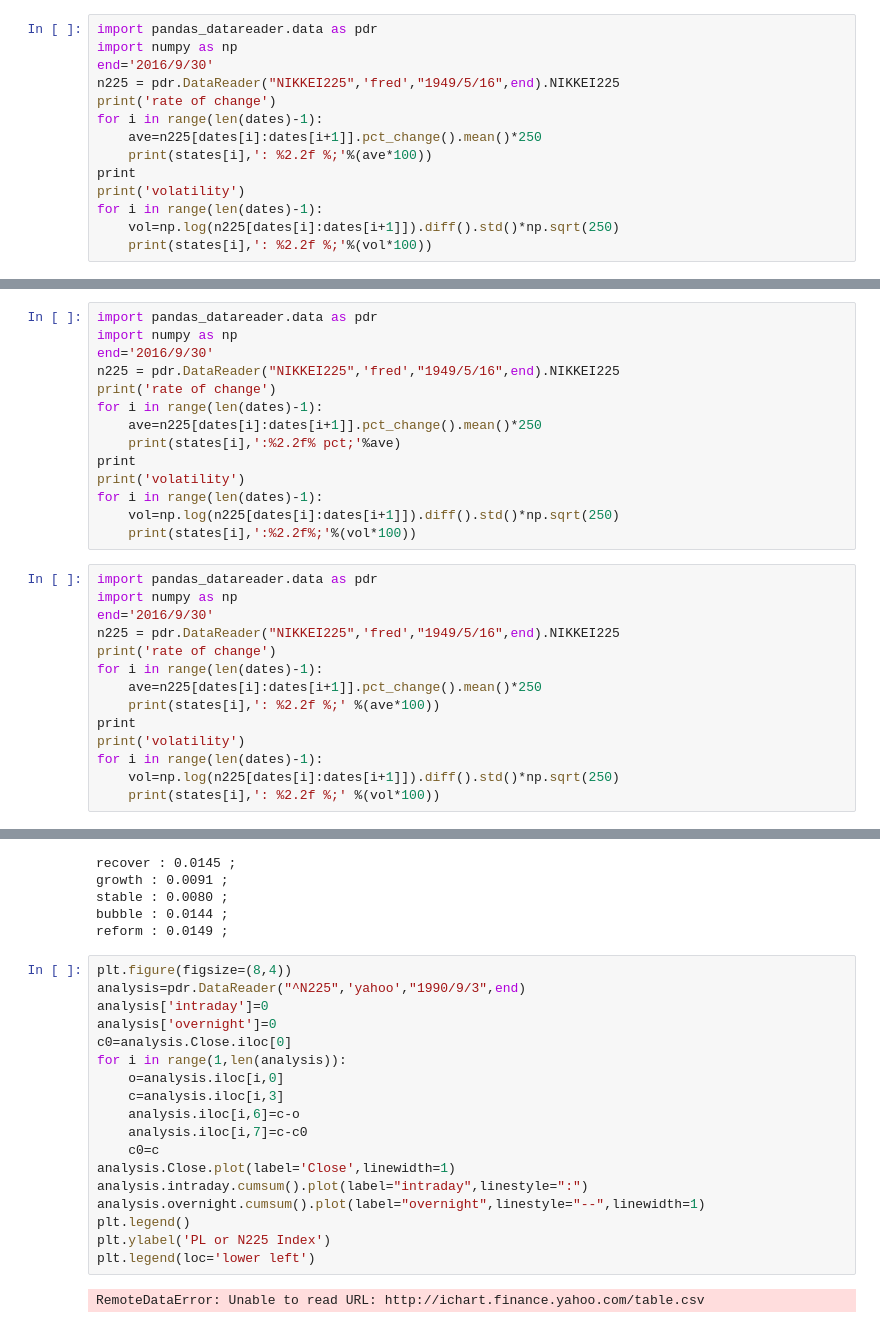
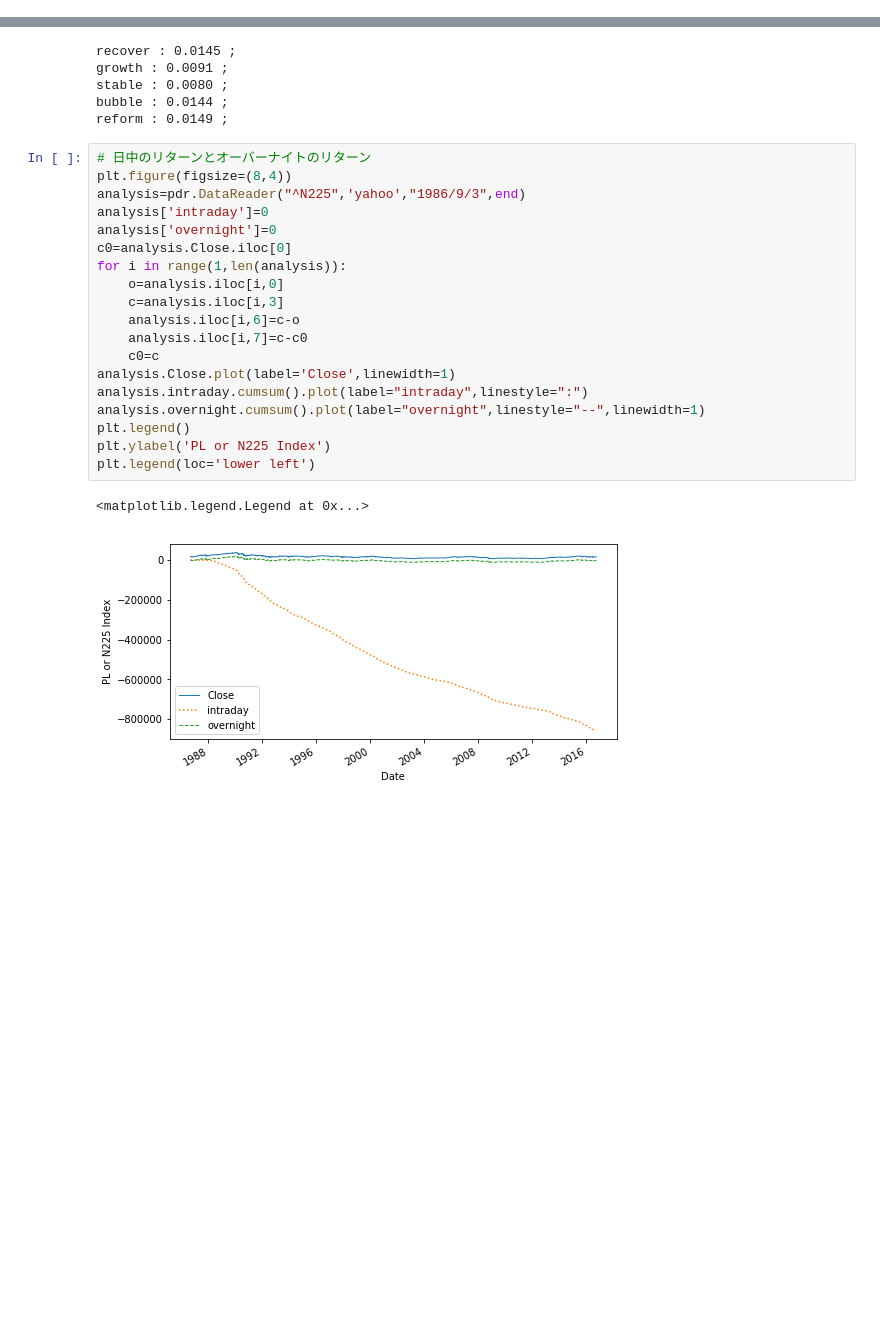
Before and after one commit to s-y-00/panplling_python3_sys_trading, a Jupyter notebook: chapter5.ipynb, the cells around one changed output, grey strips where cells are left out. Cells and saved outputs as stored; diff of their text form; blank space fills up the shorter version.

```diff
--- a/chapter5.ipynb
+++ b/chapter5.ipynb
@@ -47,14 +11,0 @@ IndentationError: expected an indented block (<ipython-input-10-61d2cec14fde>, l
-# %%
-import pandas_datareader.data as pdr
-import numpy as np
-end='2016/9/30'
-n225 = pdr.DataReader("NIKKEI225",'fred',"1949/5/16",end).NIKKEI225
-print('rate of change')
-for i in range(len(dates)-1):
-    ave=n225[dates[i]:dates[i+1]].pct_change().mean()*250
-    print(states[i],': %2.2f %;'%(ave*100))
-print
-print('volatility')
-for i in range(len(dates)-1):
-    vol=np.log(n225[dates[i]:dates[i+1]]).diff().std()*np.sqrt(250)
-    print(states[i],': %2.2f %;'%(vol*100))
@@ -64,31 +12,3 @@ TypeError: not enough arguments for format string
-# %%
-import pandas_datareader.data as pdr
-import numpy as np
-end='2016/9/30'
-n225 = pdr.DataReader("NIKKEI225",'fred',"1949/5/16",end).NIKKEI225
-print('rate of change')
-for i in range(len(dates)-1):
-    ave=n225[dates[i]:dates[i+1]].pct_change().mean()*250
-    print(states[i],':%2.2f% pct;'%ave)
-print
-print('volatility')
-for i in range(len(dates)-1):
-    vol=np.log(n225[dates[i]:dates[i+1]]).diff().std()*np.sqrt(250)
-    print(states[i],':%2.2f%;'%(vol*100))
-# %%
-import pandas_datareader.data as pdr
-import numpy as np
-end='2016/9/30'
-n225 = pdr.DataReader("NIKKEI225",'fred',"1949/5/16",end).NIKKEI225
-print('rate of change')
-for i in range(len(dates)-1):
-    ave=n225[dates[i]:dates[i+1]].pct_change().mean()*250
-    print(states[i],': %2.2f %;' %(ave*100))
-print
-print('volatility')
-for i in range(len(dates)-1):
-    vol=np.log(n225[dates[i]:dates[i+1]]).diff().std()*np.sqrt(250)
-    print(states[i],': %2.2f %;' %(vol*100))
 # %%
 import pandas_datareader.data as pdr
 import numpy as np
@@ -213,22 +87,24 @@ stable : 0.0080 ;
 bubble : 0.0144 ;
 reform : 0.0149 ;
 # %%
+# 日中のリターンとオーバーナイトのリターン
 plt.figure(figsize=(8,4))
-analysis=pdr.DataReader("^N225",'yahoo',"1990/9/3",end)
+analysis=pdr.DataReader("^N225",'yahoo',"1986/9/3",end)
 analysis['intraday']=0
 analysis['overnight']=0
 c0=analysis.Close.iloc[0]
 for i in range(1,len(analysis)):
     o=analysis.iloc[i,0]
     c=analysis.iloc[i,3]
     analysis.iloc[i,6]=c-o
     analysis.iloc[i,7]=c-c0
     c0=c
 analysis.Close.plot(label='Close',linewidth=1)
 analysis.intraday.cumsum().plot(label="intraday",linestyle=":")
 analysis.overnight.cumsum().plot(label="overnight",linestyle="--",linewidth=1)
 plt.legend()
 plt.ylabel('PL or N225 Index')
 plt.legend(loc='lower left')
 # %% [output]
-RemoteDataError: Unable to read URL: http://ichart.finance.yahoo.com/table.csv
+<matplotlib.legend.Legend at 0x...>
+[figure, added]
```
Also changed, not shown: parts of 15 cells of this notebook.
